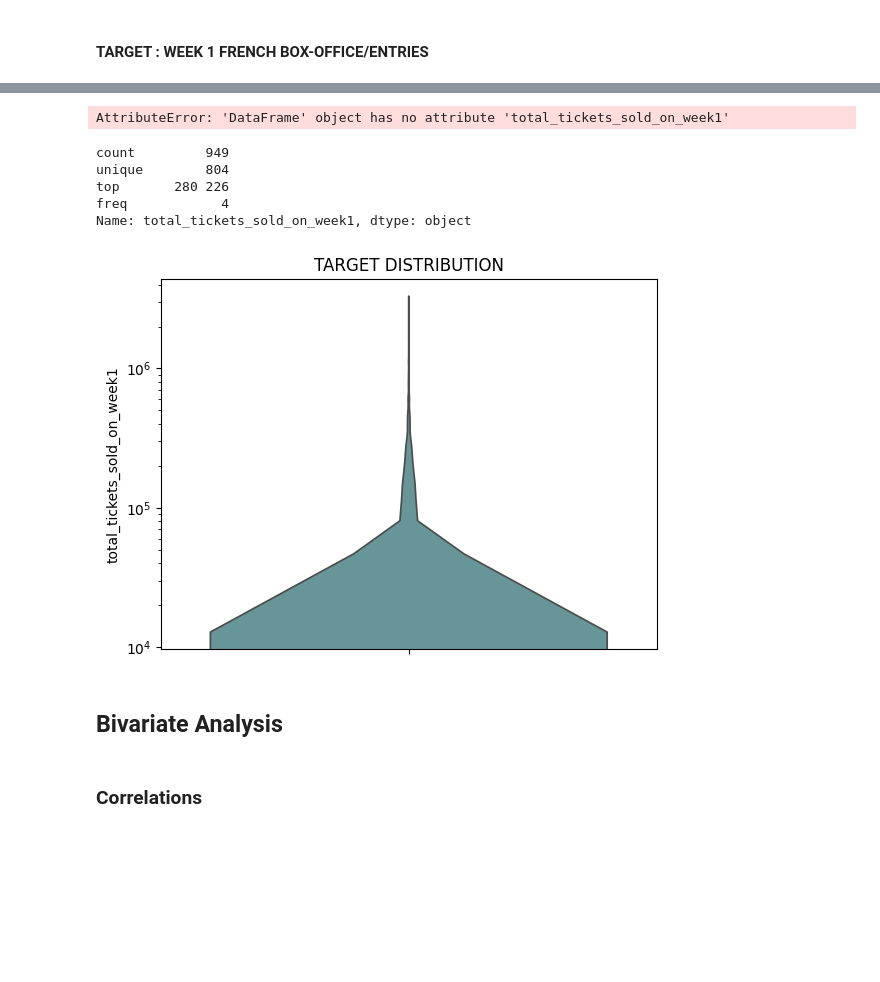
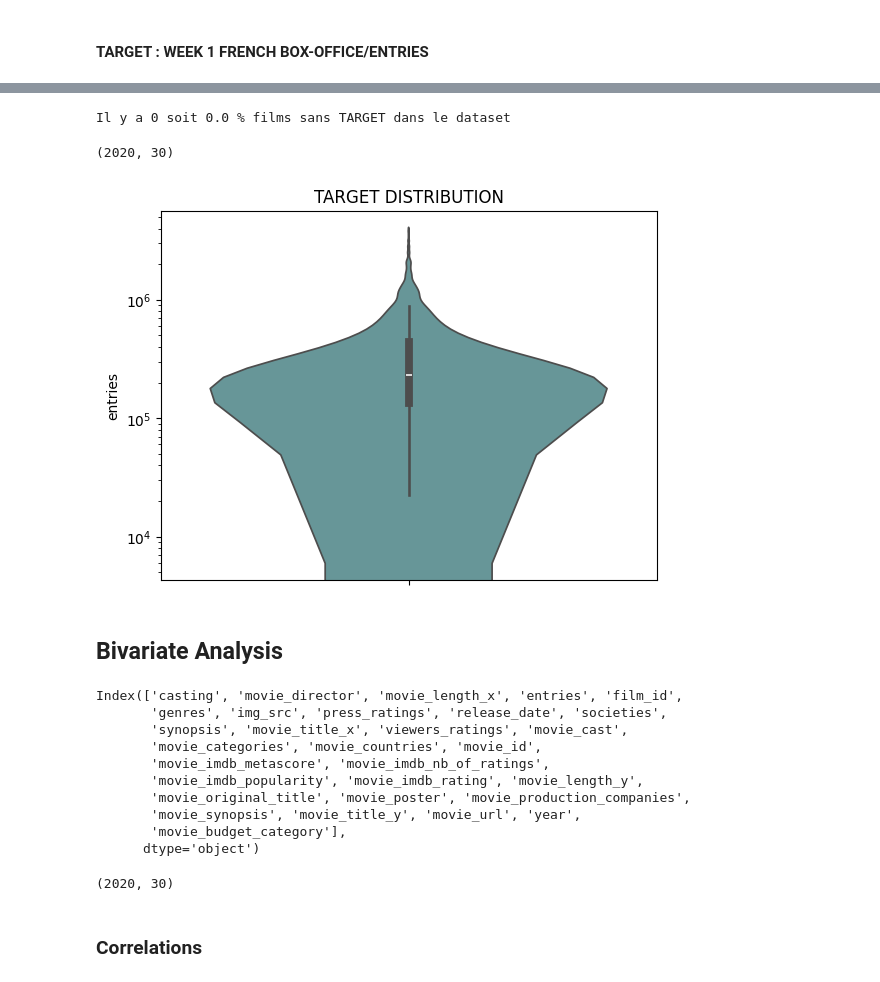
Before and after one commit to t7bo/BOX, a Jupyter notebook: eda/EDAimdb.ipynb, the cells around one changed output, grey strips where cells are left out. Cells and saved outputs as stored; diff of their text form; code cells hidden in the pictures; blank space fills up the shorter version.

```diff
--- a/eda/EDAimdb.ipynb
+++ b/eda/EDAimdb.ipynb
@@ -523,3 +637,5 @@ Il y a 154 soit 5.1 % films sans durée dans le dataset
+# %%
+dataframe = dataframe.dropna(subset=['movie_length_x'])
 # %% [markdown]
 #### MOVIE ORIGINAL TITLE
 # %%
@@ -603,3 +724,5 @@ Il y a 125 soit 4.18 % films sans synopsis dans le dataset
+# %%
+dataframe = dataframe.dropna(subset=['movie_synopsis'])
 # %% [markdown]
 #### MOVIE TITLE
 # %%
@@ -686,25 +835,42 @@ Il y a 96 soit 3.21 % films sans année dans le dataset
 # %%
-nan_target = dataframe.total_tickets_sold_on_week1.isna().sum()
+nan_target = dataframe.entries.isna().sum()
 print(f'Il y a {nan} soit {round(nan*100/len(dataframe), 2)} % films sans TARGET dans le dataset')
 # %% [output]
-AttributeError: 'DataFrame' object has no attribute 'total_tickets_sold_on_week1'
+Il y a 0 soit 0.0 % films sans TARGET dans le dataset
+# %%
+dataframe = dataframe.dropna(subset=['entries'])
+# %%
+dataframe.shape
+# %% [output]
+(2020, 30)
 # %%
-dataframe.total_tickets_sold_on_week1.describe()
+# dataframe.total_tickets_sold_on_week1.describe()
-# %% [output]
-count         949
-unique        804
-top       280 226
-freq            4
-Name: total_tickets_sold_on_week1, dtype: object
 # %%
-dataframe['total_tickets_sold_on_week1'] = dataframe['total_tickets_sold_on_week1'].str.replace(' ', '')
-dataframe['total_tickets_sold_on_week1'] = dataframe['total_tickets_sold_on_week1'].fillna(0).astype(int)
+# dataframe['total_tickets_sold_on_week1'] = dataframe['total_tickets_sold_on_week1'].str.replace(' ', '')
+# dataframe['total_tickets_sold_on_week1'] = dataframe['total_tickets_sold_on_week1'].fillna(0).astype(int)
 # %%
-sns.violinplot(dataframe.total_tickets_sold_on_week1, color='cadetblue')
+sns.violinplot(dataframe.entries, color='cadetblue')
 plt.title('TARGET DISTRIBUTION')
 plt.yscale('log')
 plt.show()
 # %% [output]
-[figure, old version]
+[figure, new version]
 # %% [markdown]
 ## Bivariate Analysis
+# %%
+dataframe.columns
+# %% [output]
+Index(['casting', 'movie_director', 'movie_length_x', 'entries', 'film_id',
+       'genres', 'img_src', 'press_ratings', 'release_date', 'societies',
+       'synopsis', 'movie_title_x', 'viewers_ratings', 'movie_cast',
+       'movie_categories', 'movie_countries', 'movie_id',
+       'movie_imdb_metascore', 'movie_imdb_nb_of_ratings',
+       'movie_imdb_popularity', 'movie_imdb_rating', 'movie_length_y',
+       'movie_original_title', 'movie_poster', 'movie_production_companies',
+       'movie_synopsis', 'movie_title_y', 'movie_url', 'year',
+       'movie_budget_category'],
+      dtype='object')
+# %%
+dataframe.shape
+# %% [output]
+(2020, 30)
```
Also changed, not shown: parts of 82 cells of this notebook, 6 other files.
